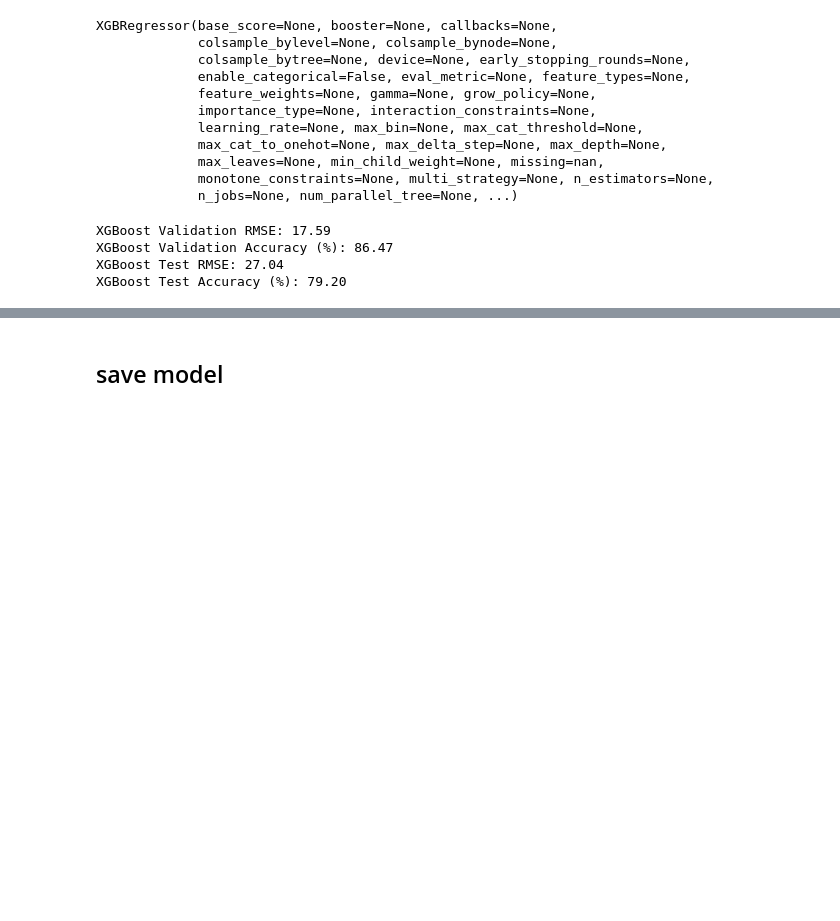
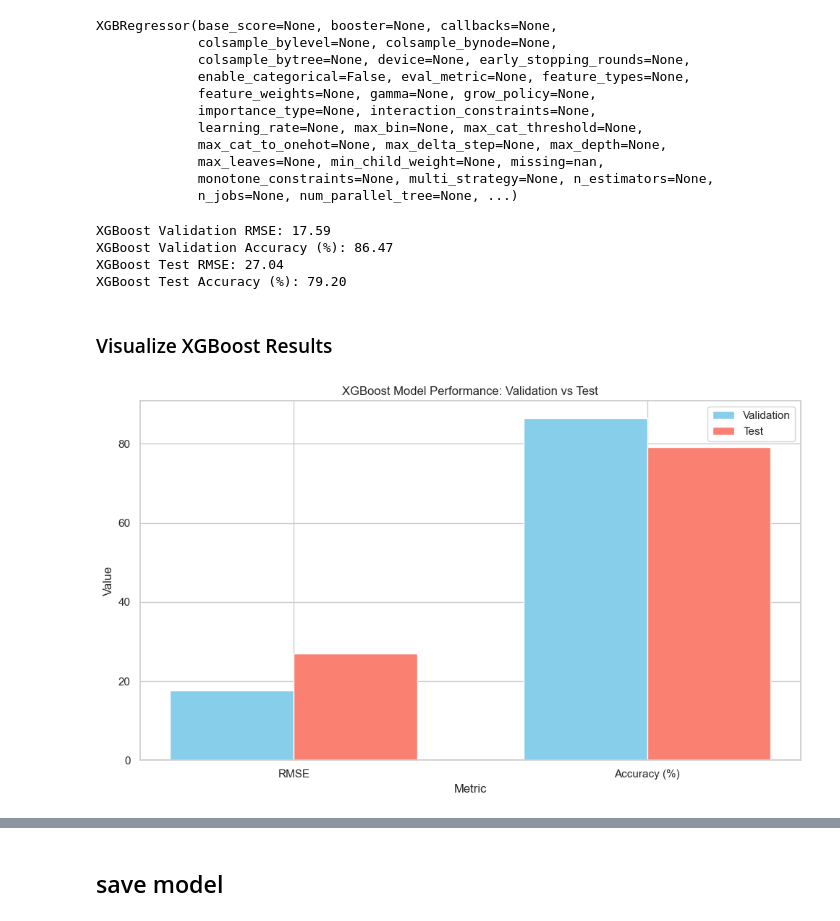
Before and after one commit to maramahmed1999/AI-Powered-Predictive-Maintenance-Dashboard, a Jupyter notebook: models_building/FD002_Model.ipynb, the cells around one changed output, grey strips where cells are left out. Cells and saved outputs as stored; diff of their text form; code cells hidden in the pictures; blank space fills up the shorter version.

```diff
--- a/models_building/FD002_Model.ipynb
+++ b/models_building/FD002_Model.ipynb
@@ -341,3 +360,25 @@ XGBoost Validation RMSE: 17.59
 XGBoost Validation Accuracy (%): 86.47
 XGBoost Test RMSE: 27.04
 XGBoost Test Accuracy (%): 79.20
+# %% [markdown]
+### Visualize XGBoost Results
+# %%
+# Bar Chart for RMSE and Accuracy
+plt.figure(figsize=(10, 6))
+metrics = ['RMSE', 'Accuracy (%)']
+val_metrics = [rmse_xgb_val, accuracy_xgb_val]
+test_metrics = [rmse_xgb_test, accuracy_xgb_test]
+x = np.arange(len(metrics))
+width = 0.35
+
+plt.bar(x - width/2, val_metrics, width, label='Validation', color='skyblue')
+plt.bar(x + width/2, test_metrics, width, label='Test', color='salmon')
+plt.xlabel('Metric')
+plt.ylabel('Value')
+plt.title('XGBoost Model Performance: Validation vs Test')
+plt.xticks(x, metrics)
+plt.legend()
+plt.tight_layout()
+plt.show()
+# %% [output]
+[figure, added]
```
Also changed, not shown: parts of 5 cells of this notebook.
